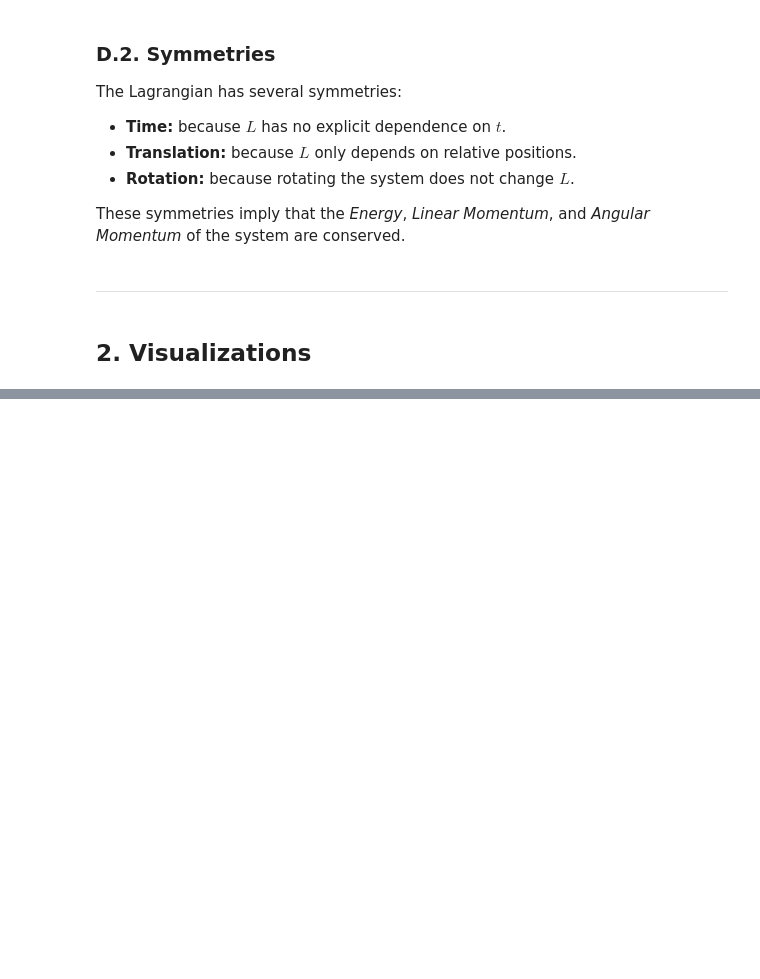
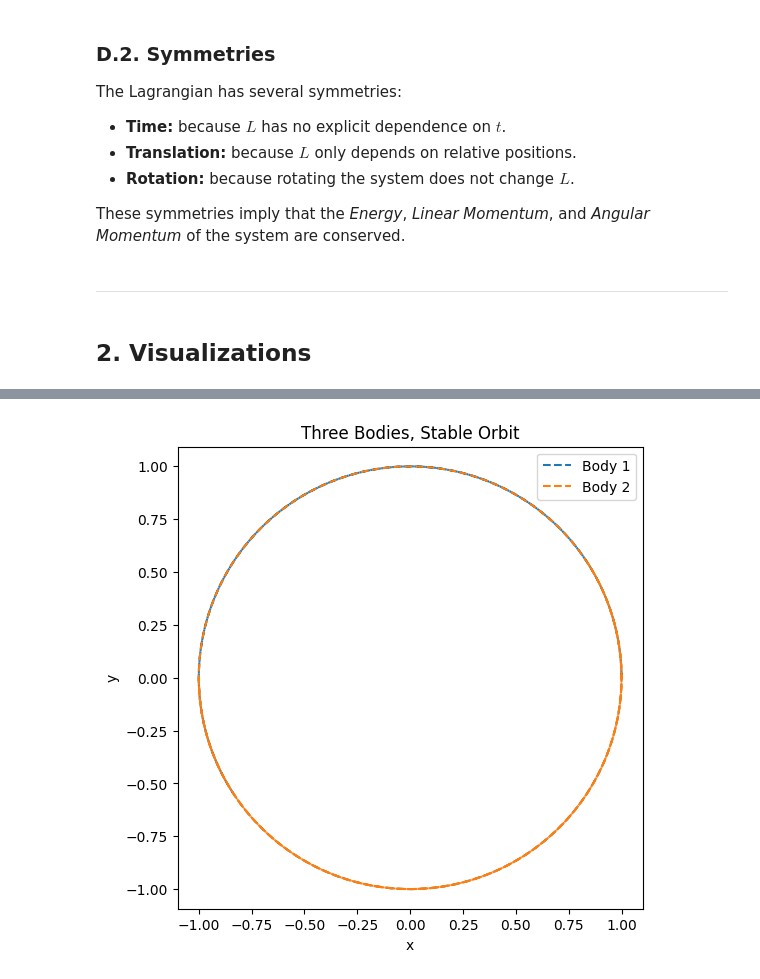
Before and after one commit to Xander-Carroll/PHYSICS5300-NBody-Final, a Jupyter notebook: FinalProject.ipynb, the cells around one changed output, grey strips where cells are left out. Drawn from its saved outputs; the diff is of its cells as text; code cells hidden in the pictures; blank space fills up the shorter version.

Commit message:
Finished Leapfrog Integration.

```diff
--- a/FinalProject.ipynb
+++ b/FinalProject.ipynb
@@ -77,0 +174,28 @@ The following is an implementation of leapfrog integration to solve the equation
+# %%
+def plot_orbits(r, title):
+    plt.figure(figsize=(6,6))
+
+    for i in range(len(r[0])): plt.plot(r[:,i,0], r[:,i,1], label=f'Body {i+1}', linestyle='--')
+
+    plt.xlabel('x')
+    plt.ylabel('y')
+    plt.title(title)
+    plt.axis('equal')
+    plt.legend()
+    plt.show()
+# %%
+## Two Bodies in a circle.
+
+# Initial conditions for each body.
+m = [1.0, 1.0]
+r0 = [[1.0, 0.0], [-1.0, 0.0]]
+v0 = [[0.0, 0.5], [0.0, -0.5]]
+
+# Solve the problem.
+t_pts = np.linspace(0, 20, 2000)
+r, v = leapfrog_solve(r0, v0, m, t_pts, G=1.0, eps=1e-3)
+
+# Plot the results.
+plot_orbits(r, "Three Bodies, Stable Orbit")
+# %% [output]
+[figure, added]
```
Also changed, not shown: parts of 6 cells of this notebook.
